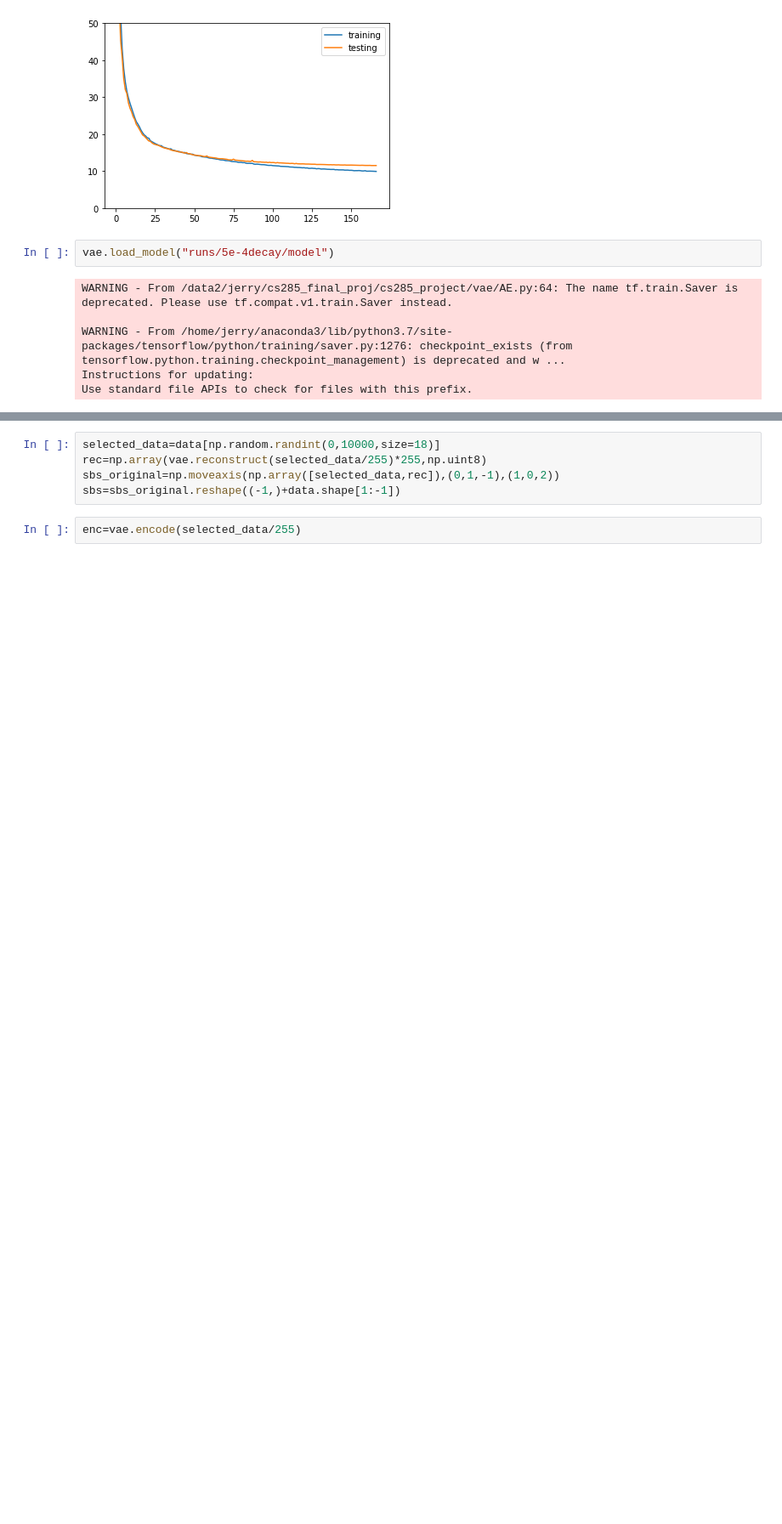
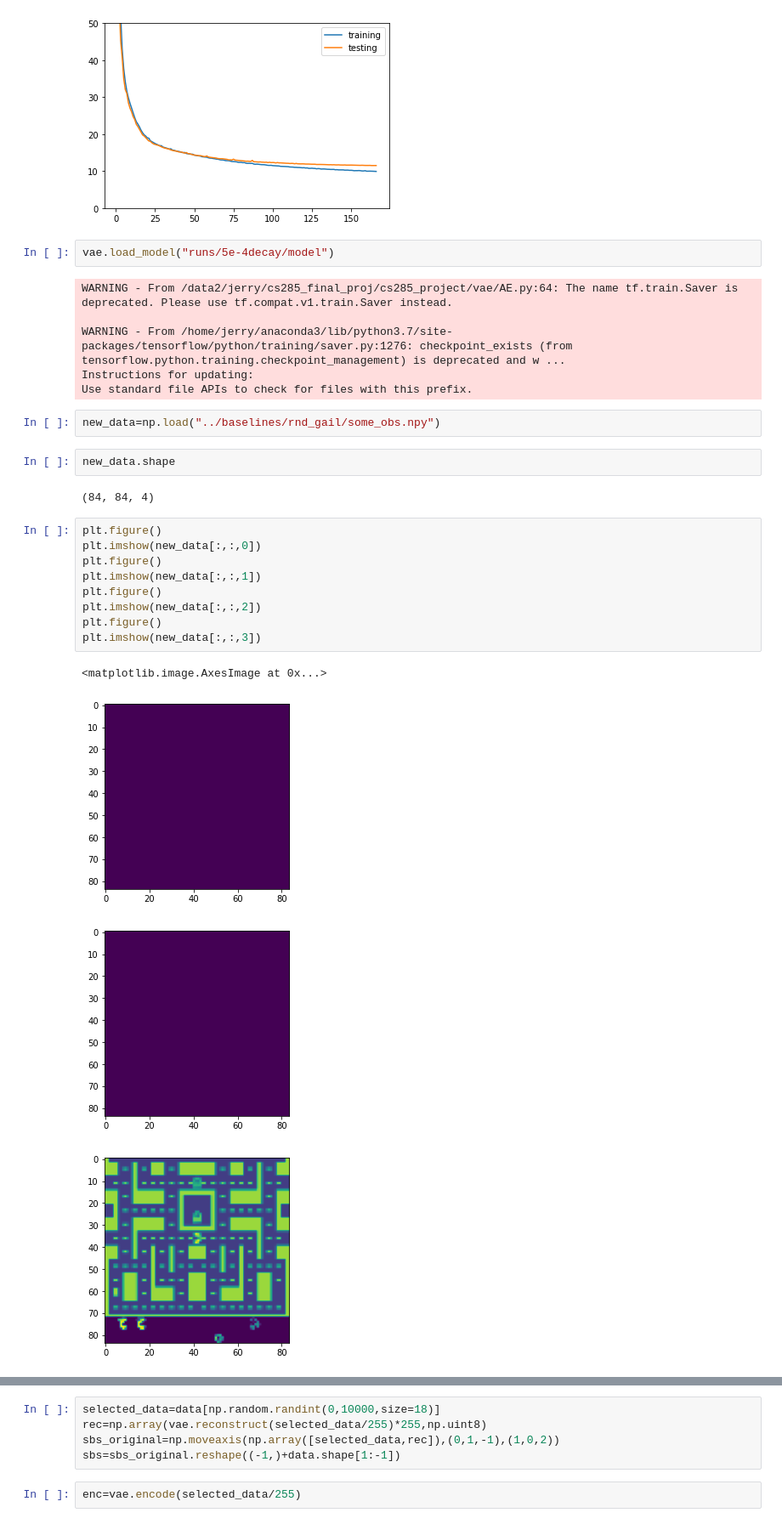
Before and after one commit to HaoranLiao/cs285_project, a Jupyter notebook: Visualization.ipynb, the cells around one changed output, grey strips where cells are left out. Shown at 85% size. Drawn from its saved outputs; the diff is of its cells as text; blank space fills up the shorter version.

```diff
--- a/Visualization.ipynb
+++ b/Visualization.ipynb
@@ -70,3 +70,23 @@ WARNING - From /data2/jerry/cs285_final_proj/cs285_project/vae/AE.py:64: The nam
 WARNING - From /home/jerry/anaconda3/lib/python3.7/site-packages/tensorflow/python/training/saver.py:1276: checkpoint_exists (from tensorflow.python.training.checkpoint_management) is deprecated and w ...
 Instructions for updating:
 Use standard file APIs to check for files with this prefix.
+# %%
+new_data=np.load("../baselines/rnd_gail/some_obs.npy")
+# %%
+new_data.shape
+# %% [output]
+(84, 84, 4)
+# %%
+plt.figure()
+plt.imshow(new_data[:,:,0])
+plt.figure()
+plt.imshow(new_data[:,:,1])
+plt.figure()
+plt.imshow(new_data[:,:,2])
+plt.figure()
+plt.imshow(new_data[:,:,3])
+# %% [output]
+<matplotlib.image.AxesImage at 0x...>
+[figure, added]
+[figure, added]
+[figure, added]
```
Also changed, not shown: parts of 6 cells of this notebook, 5 other files.
